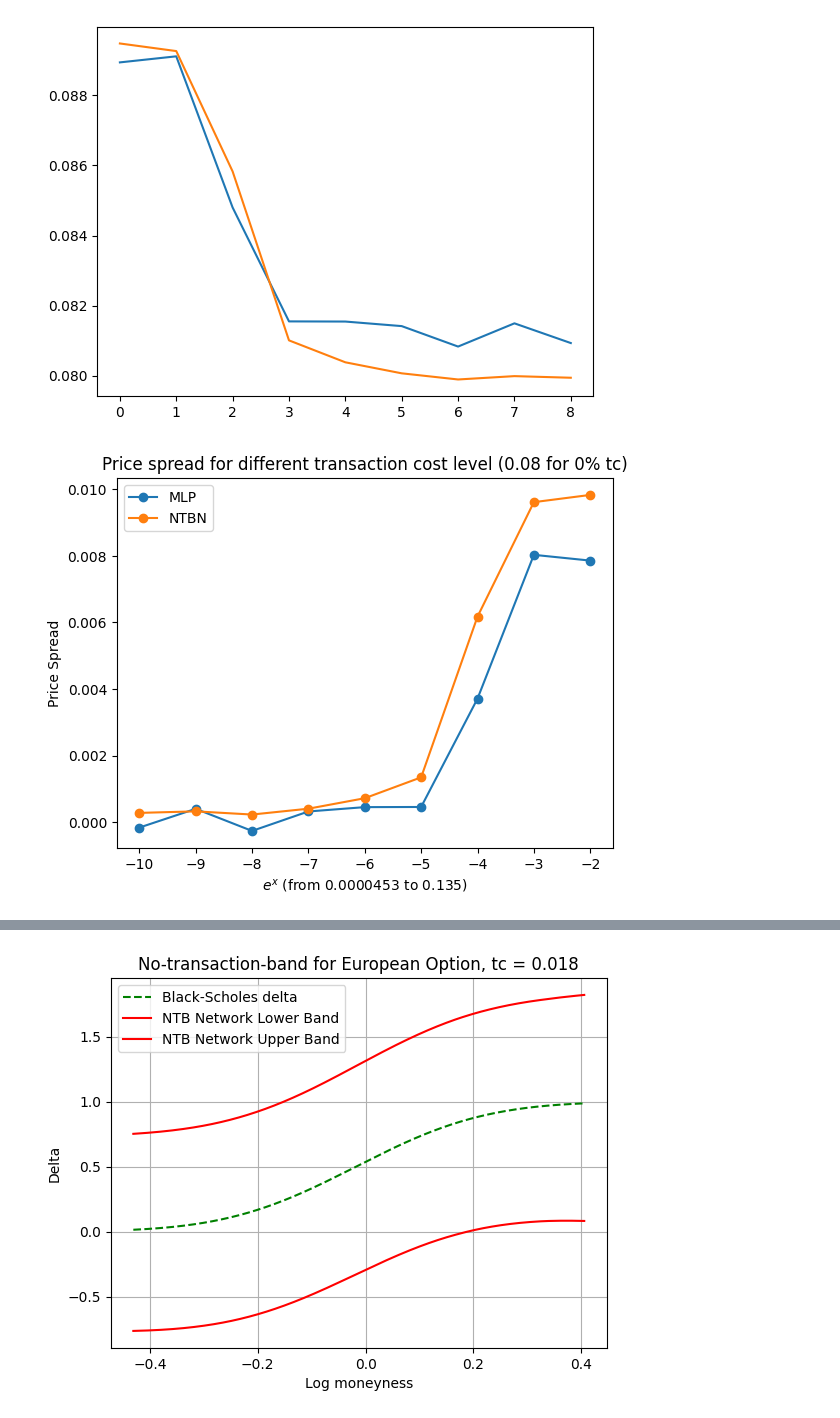
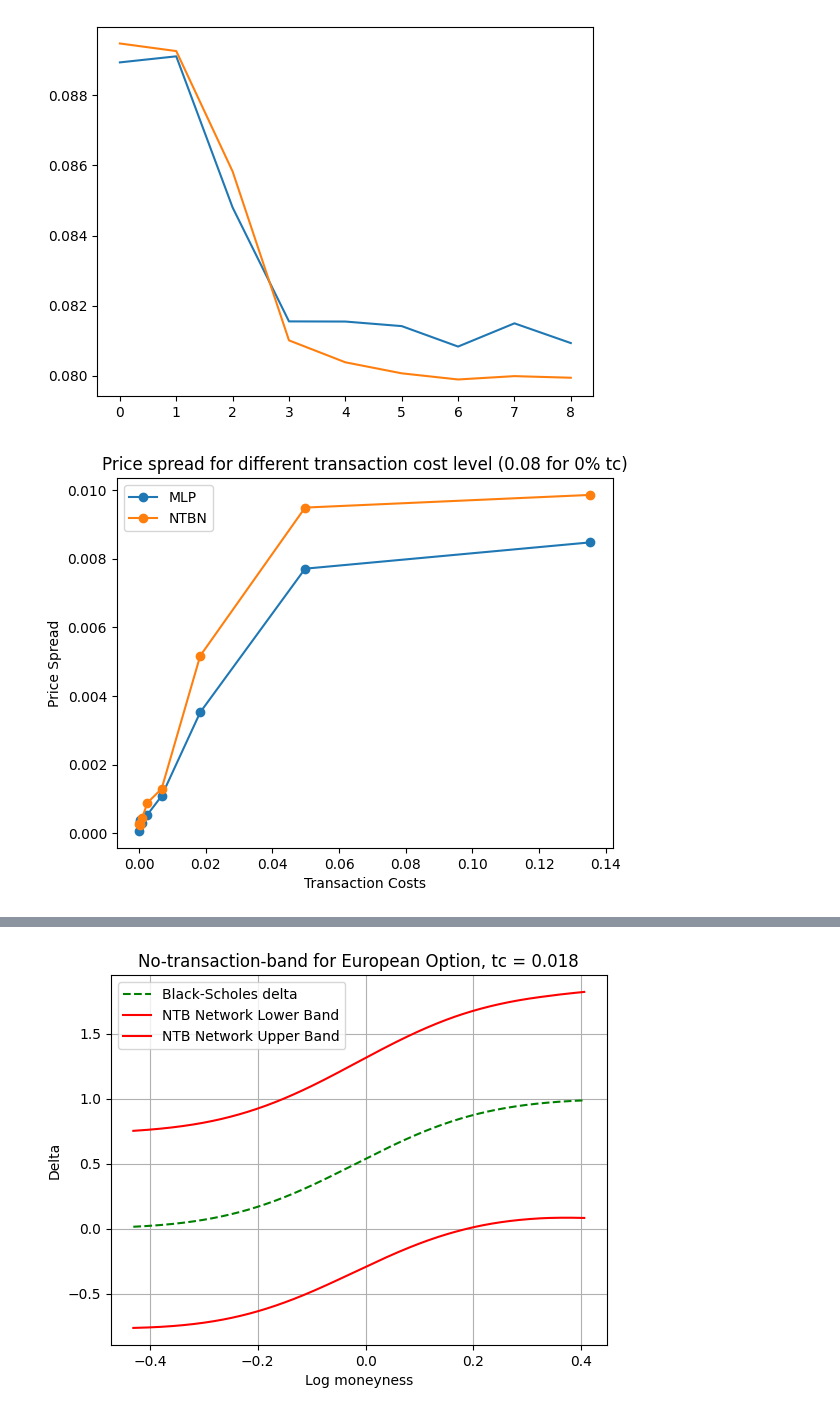
Before and after one commit to JulesArzel/Deep_Hedging_v2, a Jupyter notebook: Deep Reinforcement Learning Approach/Main_Deep_RL_pfhedge.ipynb, the cells around one changed output, grey strips where cells are left out. Cells and saved outputs as stored; diff of their text form; code cells hidden in the pictures.

```diff
--- a/Deep Reinforcement Learning Approach/Main_Deep_RL_pfhedge.ipynb
+++ b/Deep Reinforcement Learning Approach/Main_Deep_RL_pfhedge.ipynb
@@ -234,15 +227,21 @@ plt.show()
 # %%
 price_MLP_0 = hedger_MLP_0.price(derivative_0, n_paths=10000, n_times=10).item()
 price_NTBN_0 = hedger_NTBN_0.price(derivative_0, n_paths=10000, n_times=10).item()
+# %%
+trans_costs = []
+for i in range(-10,-1):
+    trans_costs.append(np.exp(i))
+
+x_pos = list(range(-10,-1))
 # %%
 price_spread_MLP = np.array(price_MLP) - price_MLP_0
 price_spread_NTBN = np.array(price_NTBN) - price_NTBN_0
-plt.plot(list(range(-10, -1)),price_spread_MLP[::-1], 'o-', label='MLP')
-plt.plot(list(range(-10, -1)),price_spread_NTBN[::-1], 'o-', label='NTBN')
+plt.plot(trans_costs,price_spread_MLP[::-1], 'o-', label='MLP')
+plt.plot(trans_costs,price_spread_NTBN[::-1], 'o-', label='NTBN')
 plt.ylabel('Price Spread')
-plt.xlabel(r'$e^x$ (from 0.0000453 to 0.135)')
+plt.xlabel('Transaction Costs')
 plt.title('Price spread for different transaction cost level (0.08 for 0% tc)')
 plt.legend()
 plt.show()
 # %% [output]
-[figure, old version]
+[figure, new version]
```
Also changed, not shown: parts of 6 cells of this notebook.
